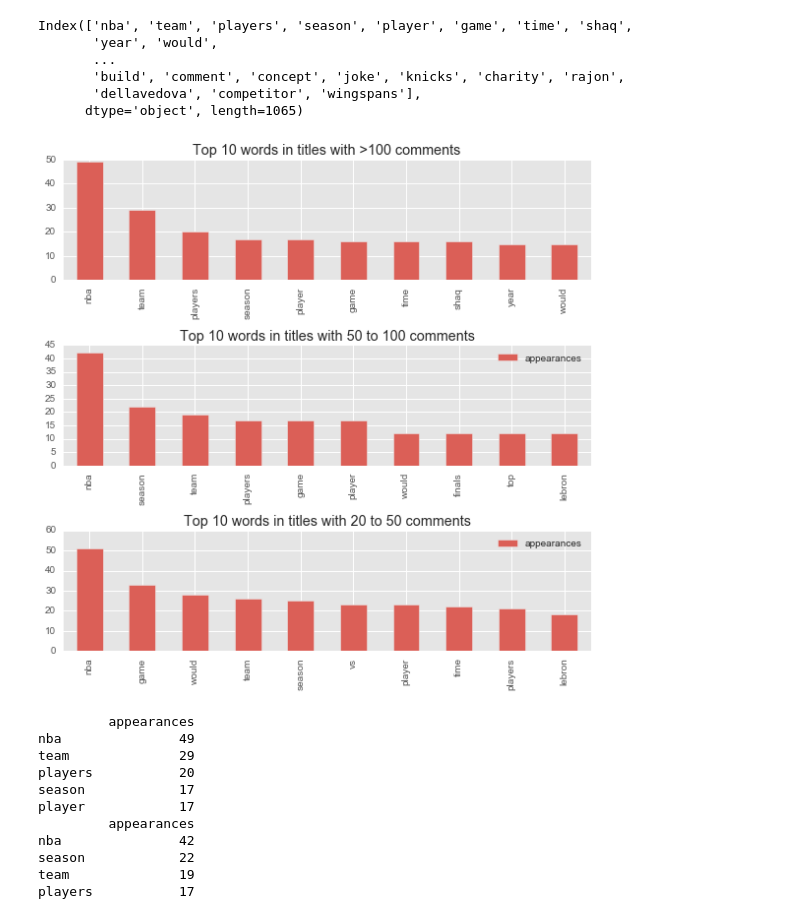
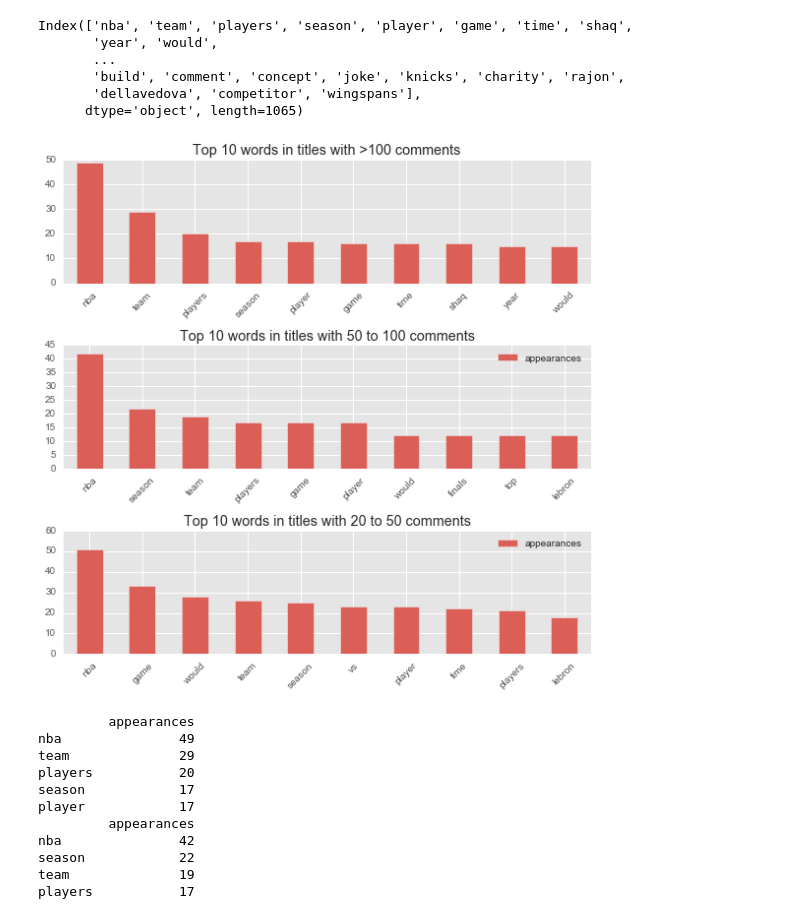
Before and after one commit to bodowd/Reddit-r-nba-scrapy, a Jupyter notebook: Reddit_r_nba/notebooks/Titles Analysis.ipynb, the cells around one changed output. Drawn from its saved outputs; the diff is of its cells as text; code cells hidden in the pictures.

Commit message:
plots of top 10 words

```diff
--- a/Reddit_r_nba/notebooks/Titles Analysis.ipynb
+++ b/Reddit_r_nba/notebooks/Titles Analysis.ipynb
@@ -173,22 +173,22 @@ Index(['nba', 'team', 'players', 'season', 'player', 'game', 'time', 'shaq',
 # %%
 fig, ax = plt.subplots(3, 1, figsize=(8,8))
 
 
 y1 = df_100.appearances[:10]
 y2 = df_50_100[:10]
 y3 = df_20_50[:10]
 
-y1.plot(kind = 'bar', ax = ax[0])
+y1.plot(kind = 'bar', ax = ax[0], rot = 45)
 ax[0].set_title('Top 10 words in titles with >100 comments')
-y2.plot(kind='bar', ax = ax[1] )
+y2.plot(kind='bar', ax = ax[1], rot = 45 )
 ax[1].set_title('Top 10 words in titles with 50 to 100 comments')
-y3.plot(kind = 'bar', ax = ax[2])
+y3.plot(kind = 'bar', ax = ax[2], rot = 45)
 ax[2].set_title('Top 10 words in titles with 20 to 50 comments')
 
 
 fig.tight_layout()
 # %% [output]
-[figure, old version]
+[figure, new version]
 # %%
 # Check to make sure not getting the same words and appearances
 
```
